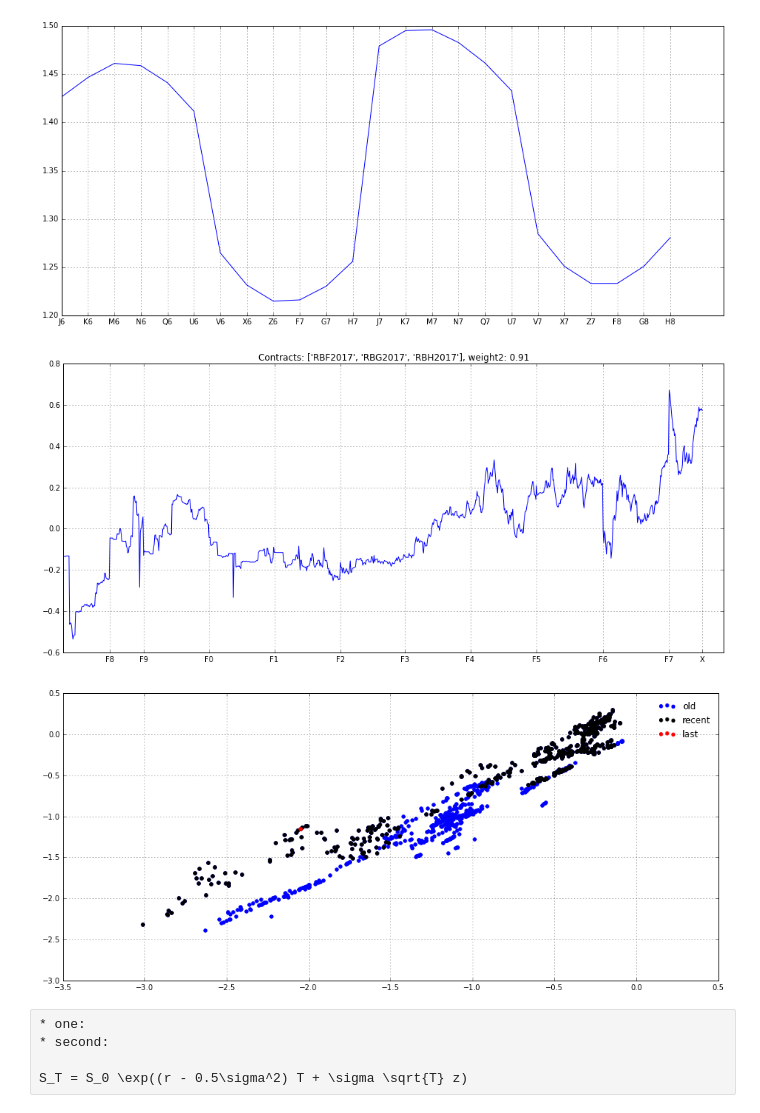
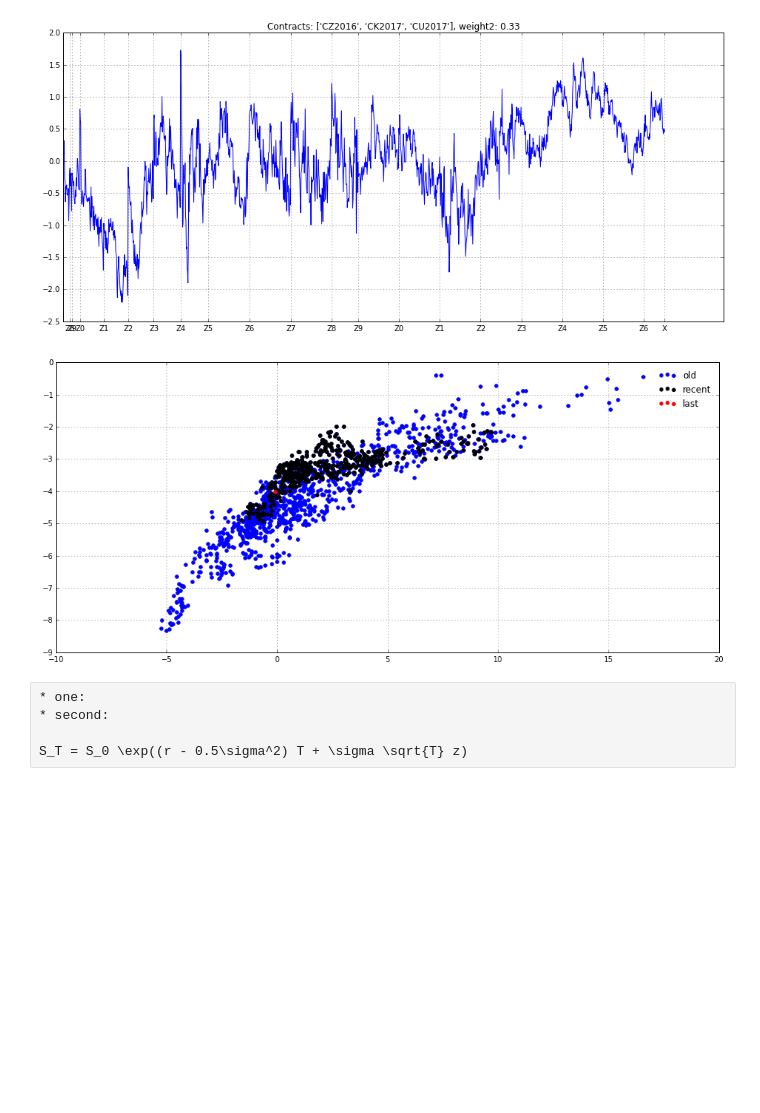
Before and after one commit to d0p34m1n3/repo_barbarossa, a Jupyter notebook: PycharmProjects/ta/analysis.ipynb, the cells around one changed output. Drawn from its saved outputs; the diff is of its cells as text; code cells hidden in the pictures; blank space fills up the shorter version.

```diff
--- a/PycharmProjects/ta/analysis.ipynb
+++ b/PycharmProjects/ta/analysis.ipynb
@@ -4,18 +4,17 @@ report_date = exp.doubledate_shift_bus_days()
 # %%
 
 %matplotlib inline
 import futures_charts.futures_curve as fc
-fc.get_futures_curve_chart_4date(ticker_head='RB',settle_date=report_date,tr_dte_limit=600)  # 600
+#fc.get_futures_curve_chart_4date(ticker_head='RB',settle_date=report_date,tr_dte_limit=600)  # 600
 
-no = 271
+no = 30
 
 #aggregation_method, contracts_back
 bf_signals_output = fc.get_butterfly_panel_plot(report_date=report_date,id=no)   # 315 so much to clean!!!
 bf_signals_output = fc.get_butterfly_scatter_plot(report_date=report_date,id=no)
 # %% [output]
-[figure, old version]
+[figure, new version]
-[figure, old version]
+[figure, new version]
-[figure, removed]
 # %% [raw]
 * one:
 * second:
```
Also changed, not shown: 21 other files.
